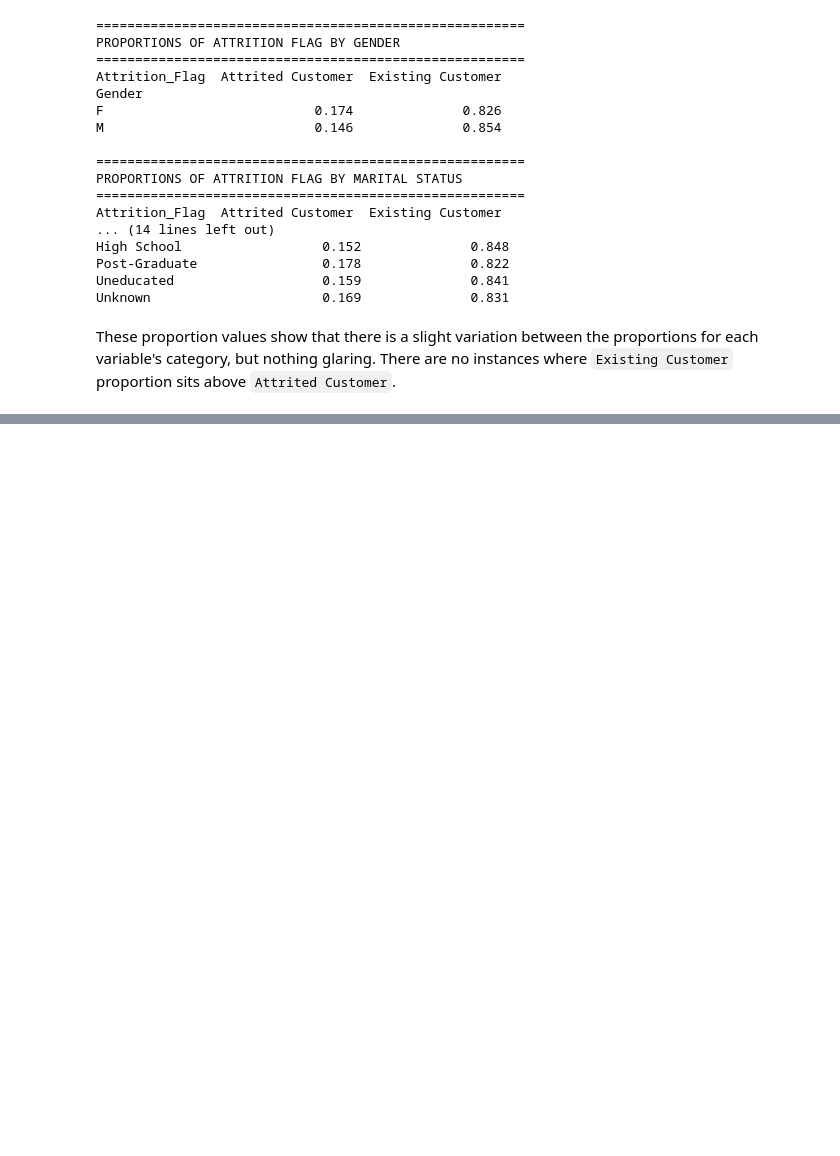
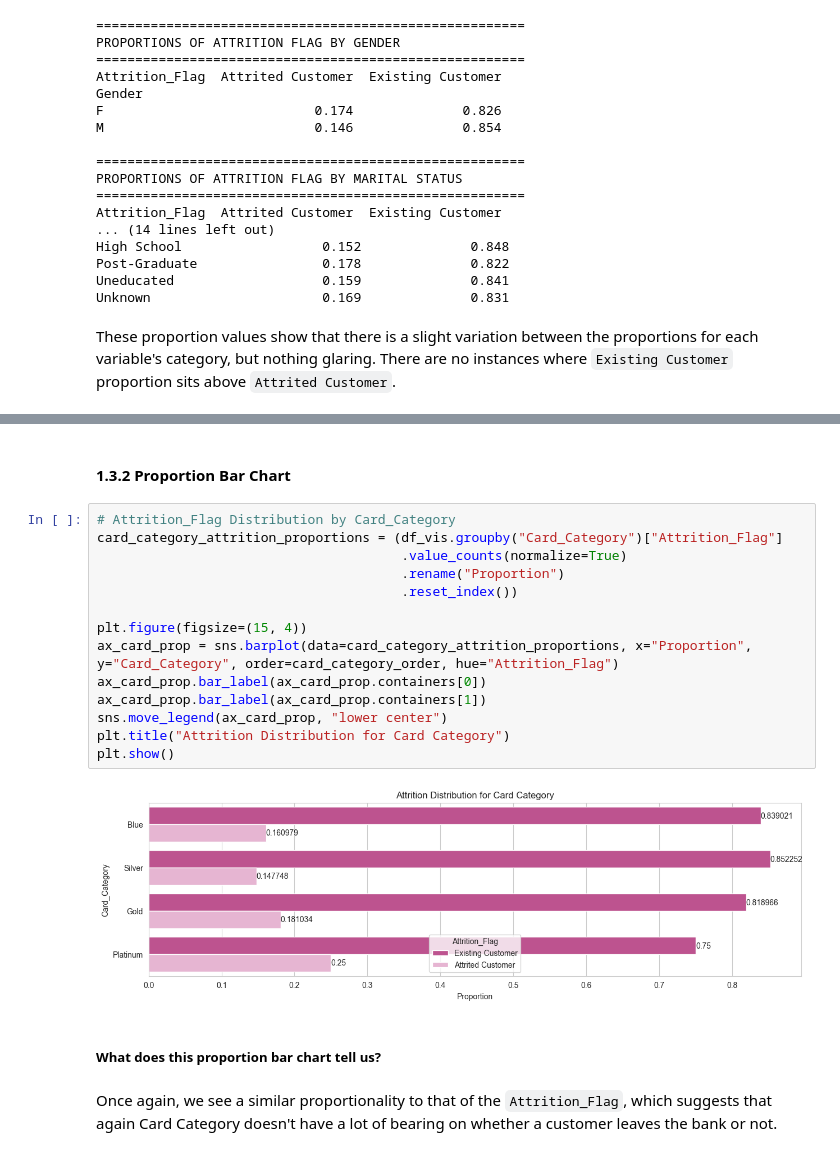
Before and after one commit to elhope23/credit-card-customer-churn-analysis, a Jupyter notebook: jupyter_notebooks/Stage3-Visualisation.ipynb, the cells around one changed output, grey strips where cells are left out. Drawn from its saved outputs; the diff is of its cells as text; blank space fills up the shorter version.

```diff
--- a/jupyter_notebooks/Stage3-Visualisation.ipynb
+++ b/jupyter_notebooks/Stage3-Visualisation.ipynb
@@ -246,0 +279,22 @@ These proportion values show that there is a slight variation between the propor
+# %% [markdown]
+#### **1.3.2 Proportion Bar Chart**
+# %%
+# Attrition_Flag Distribution by Card_Category
+card_category_attrition_proportions = (df_vis.groupby("Card_Category")["Attrition_Flag"]
+                                       .value_counts(normalize=True)
+                                       .rename("Proportion")
+                                       .reset_index())
+
+plt.figure(figsize=(15, 4))
+ax_card_prop = sns.barplot(data=card_category_attrition_proportions, x="Proportion", y="Card_Category", order=card_category_order, hue="Attrition_Flag")
+ax_card_prop.bar_label(ax_card_prop.containers[0])
+ax_card_prop.bar_label(ax_card_prop.containers[1])
+sns.move_legend(ax_card_prop, "lower center")
+plt.title("Attrition Distribution for Card Category")
+plt.show()
+# %% [output]
+[figure, added]
+# %% [markdown]
+##### **What does this proportion bar chart tell us?**
+# %% [markdown]
+Once again, we see a similar proportionality to that of the `Attrition_Flag`, which suggests that again Card Category doesn't have a lot of bearing on whether a customer leaves the bank or not.
```
Also changed, not shown: parts of 5 cells of this notebook.
